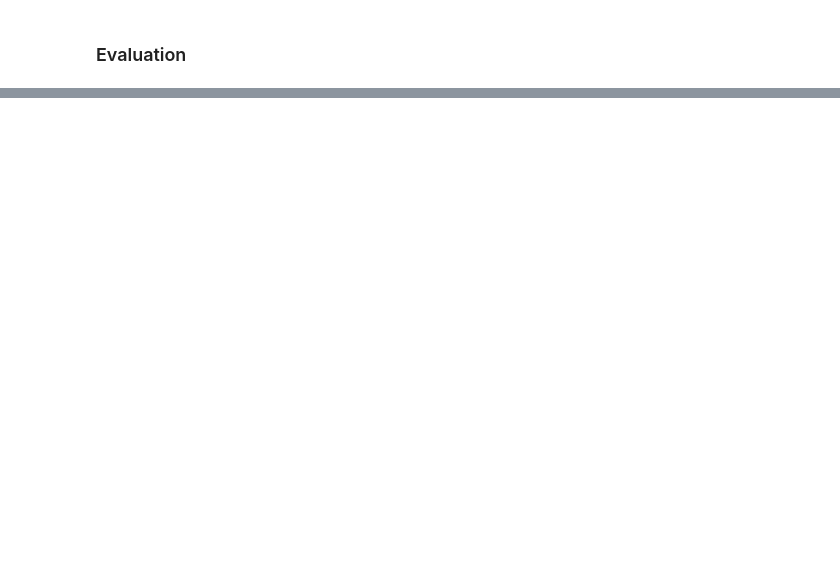
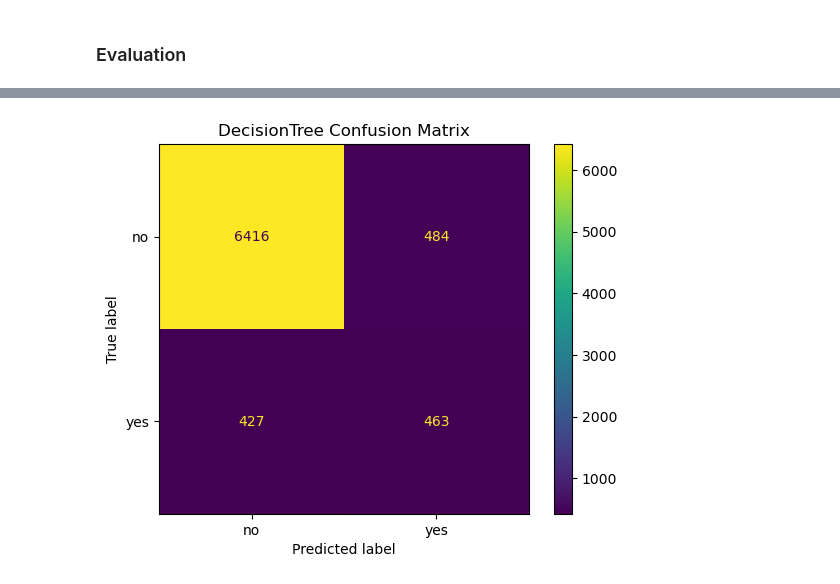
Before and after one commit to mattdabit/bank-marketing, a Jupyter notebook: bank_marketing.ipynb, the cells around one changed output, grey strips where cells are left out. Cells and saved outputs as stored; diff of their text form; code cells hidden in the pictures; blank space fills up the shorter version.

```diff
--- a/bank_marketing.ipynb
+++ b/bank_marketing.ipynb
@@ -440,0 +788,10 @@ joblib.dump(grid_tree.best_estimator_, 'bank_marketing_decision_tree.pkl')
+# %%
+# DecisionTree confusion matrix
+cm = confusion_matrix(y_test, grid_tree.best_estimator_.predict(X_test))
+fig = ConfusionMatrixDisplay(cm, display_labels=grid_tree.best_estimator_.classes_)
+fig.plot()
+fig.ax_.set_title('DecisionTree Confusion Matrix')
+plt.savefig('images/tree_cm.png', dpi=100)
+plt.show()
+# %% [output]
+[figure, added]
```
Also changed, not shown: parts of 33 cells of this notebook, 10 other files.
